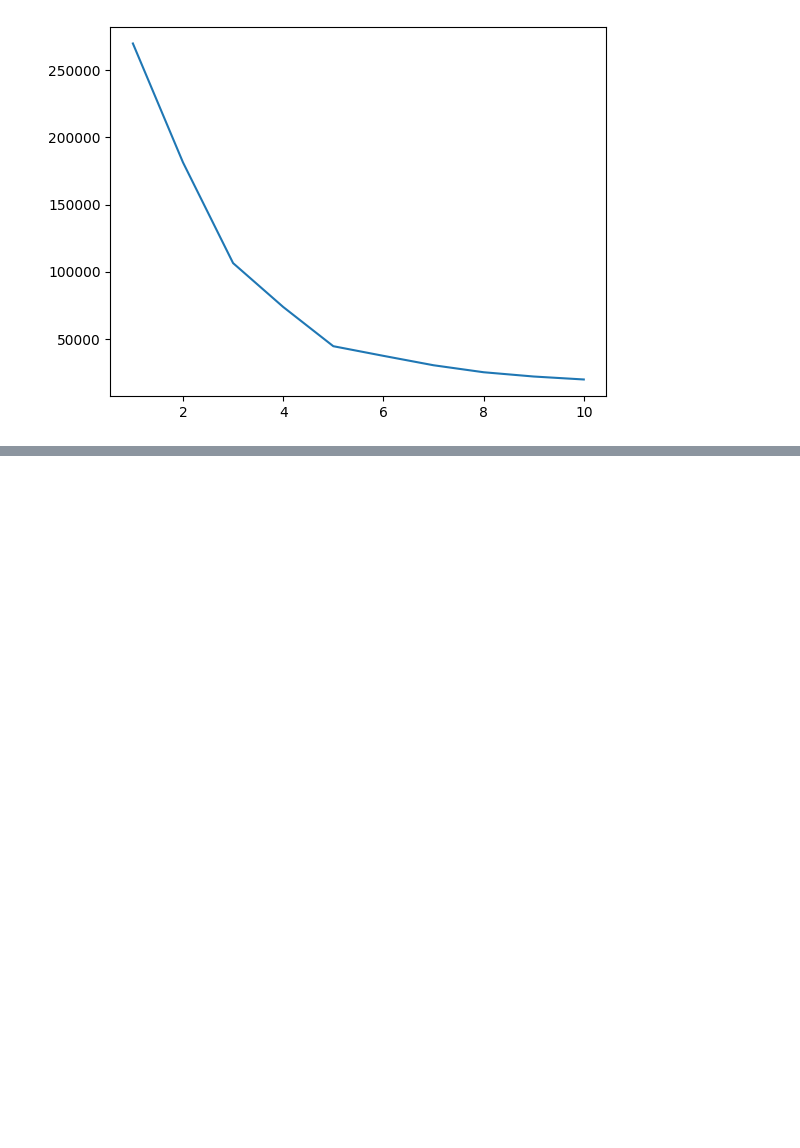
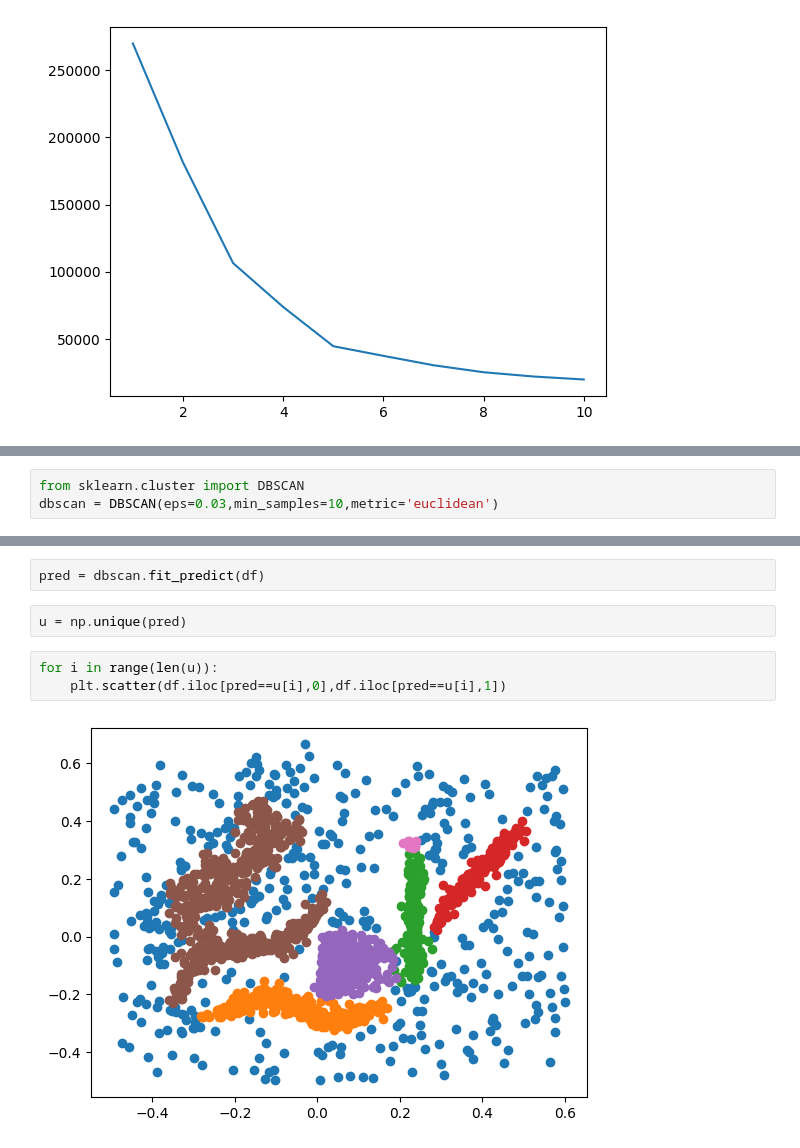
Before and after one commit to Hrishikesh-tonge/ML-Lab, a Jupyter notebook: Day14.ipynb, the cells around one changed output, grey strips where cells are left out. Drawn from its saved outputs; the diff is of its cells as text; blank space fills up the shorter version.

```diff
--- a/Day14.ipynb
+++ b/Day14.ipynb
@@ -96,0 +214,3 @@ plt.plot(range(1,11),wcss)
+# %%
+from sklearn.cluster import DBSCAN
+dbscan = DBSCAN(eps=0.03,min_samples=10,metric='euclidean')
@@ -96,0 +227,9 @@ plt.plot(range(1,11),wcss)
+# %%
+pred = dbscan.fit_predict(df)
+# %%
+u = np.unique(pred)
+# %%
+for i in range(len(u)):
+    plt.scatter(df.iloc[pred==u[i],0],df.iloc[pred==u[i],1])
+# %% [output]
+[figure, added]
```
Also changed, not shown: parts of 16 cells of this notebook, 7 other files.
